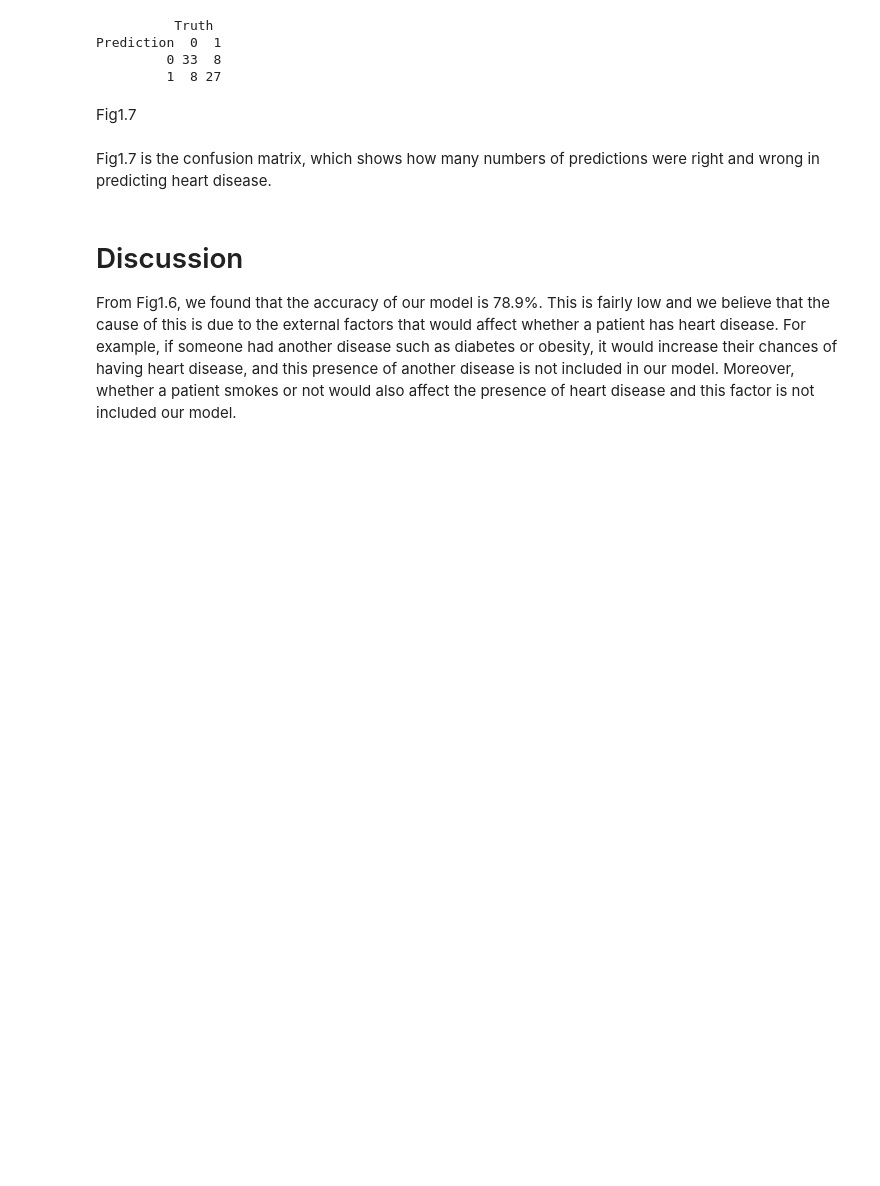
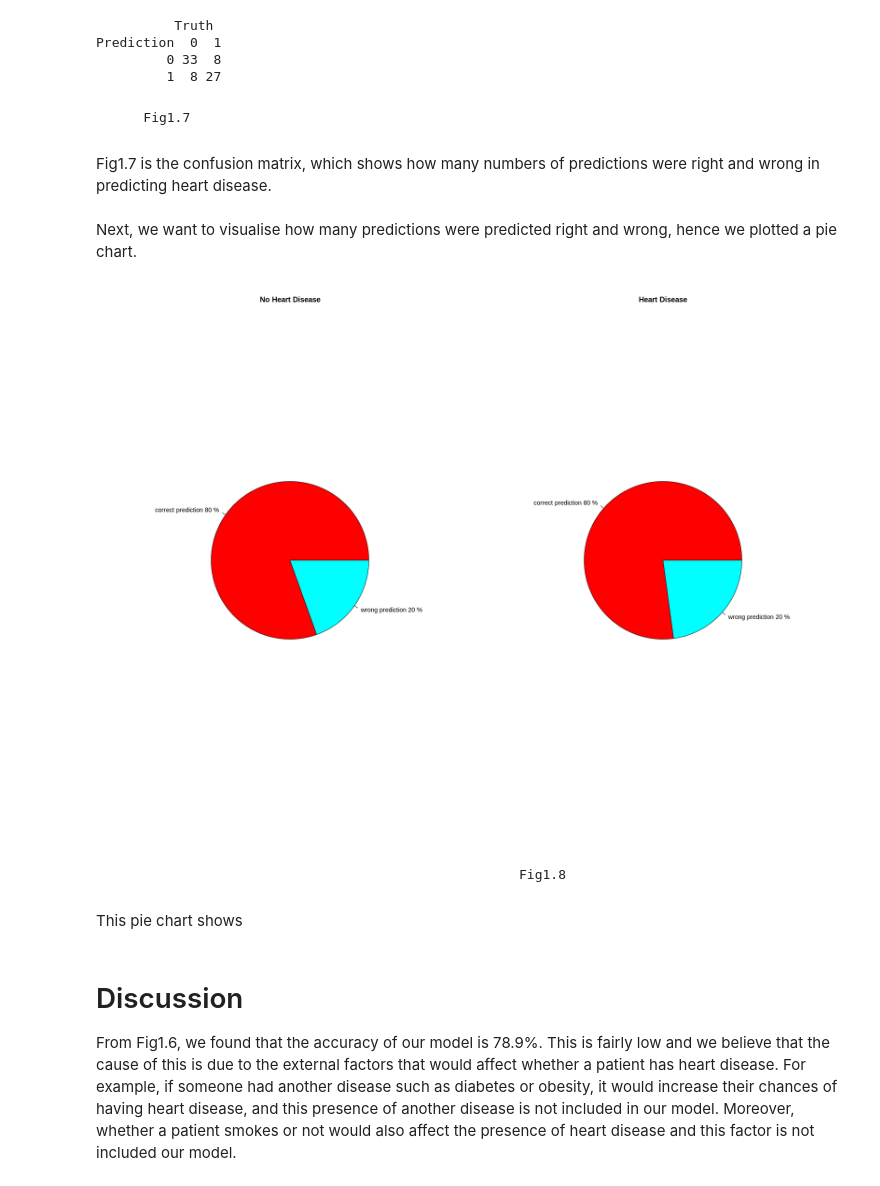
Before and after one commit to TracyGan/DSCI100, a Jupyter notebook: GroupReport.ipynb, the cells around one changed output. Drawn from its saved outputs; the diff is of its cells as text; code cells hidden in the pictures; blank space fills up the shorter version.

```diff
--- a/GroupReport.ipynb
+++ b/GroupReport.ipynb
@@ -333,11 +339,35 @@ Prediction  0  1
          0 33  8
          1  8 27
 # %% [markdown]
-Fig1.7
+        Fig1.7
 # %% [markdown]
 Fig1.7 is the confusion matrix, which shows how many numbers of predictions were right and wrong in predicting heart disease.
+# %% [markdown]
+Next, we want to visualise how many predictions were predicted right and wrong, hence we plotted a pie chart.
 # %%
-## graph that shows how many were predicted correctly and how many were predicted wrongly.
+options(repr.plot.width = 20, repr.plot.height = 15)
+par(mfrow = c(1, 2))
+slices <- c(33, 8)
+labels <- c("correct prediction", "wrong prediction")
+pct <- round(slices/sum(slices)*100)
+labels <- paste(labels, pct)
+labels <- paste(labels,"%", sep=" ")
+pie(slices,labels = labels, col=rainbow(length(labels)),
+   main = "No Heart Disease")
+
+slices_1 <- c(27, 8)
+labels_1 <- c("correct prediction", "wrong prediction")
+pct_1 <- round(slices/sum(slices)*100)
+labels_1 <- paste(labels_1, pct)
+labels_1 <- paste(labels_1,"%", sep=" ")
+pie(slices_1,labels = labels_1, col=rainbow(length(labels_1)),
+   main = "Heart Disease")
+# %% [output]
+[figure, added]
+# %% [markdown]
+                                                        Fig1.8
+# %% [markdown]
+This pie chart shows
 # %% [markdown]
 # Discussion
 From Fig1.6, we found that the accuracy of our model is 78.9%. This is fairly low and we believe that the cause of this is due to the external factors that would affect whether a patient has heart disease. For example, if someone had another disease such as diabetes or obesity, it would increase their chances of having heart disease, and this presence of another disease is not included in our model. Moreover, whether a patient smokes or not would also affect the presence of heart disease and this factor is not included our model.
```
Also changed, not shown: parts of 18 cells of this notebook.
